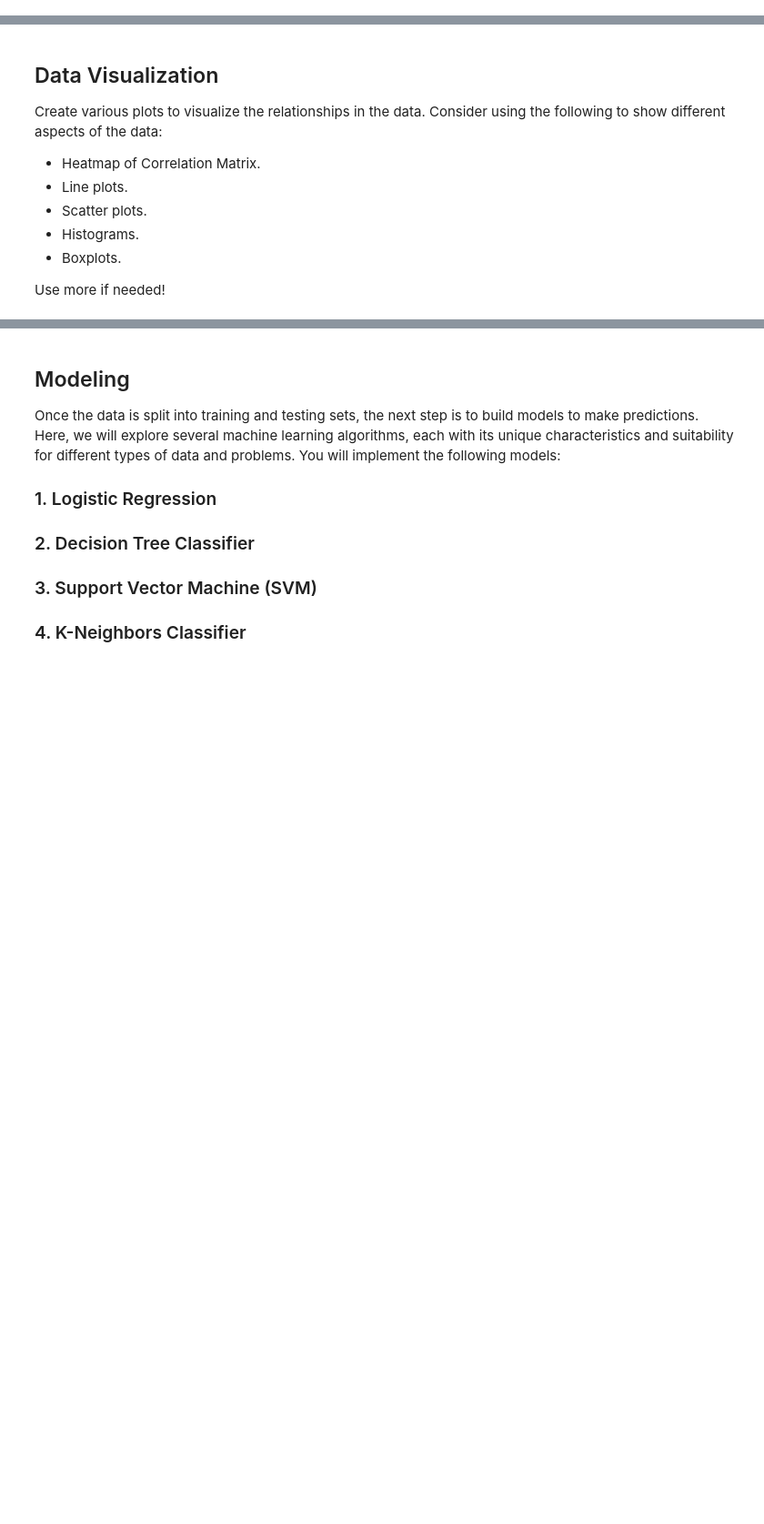
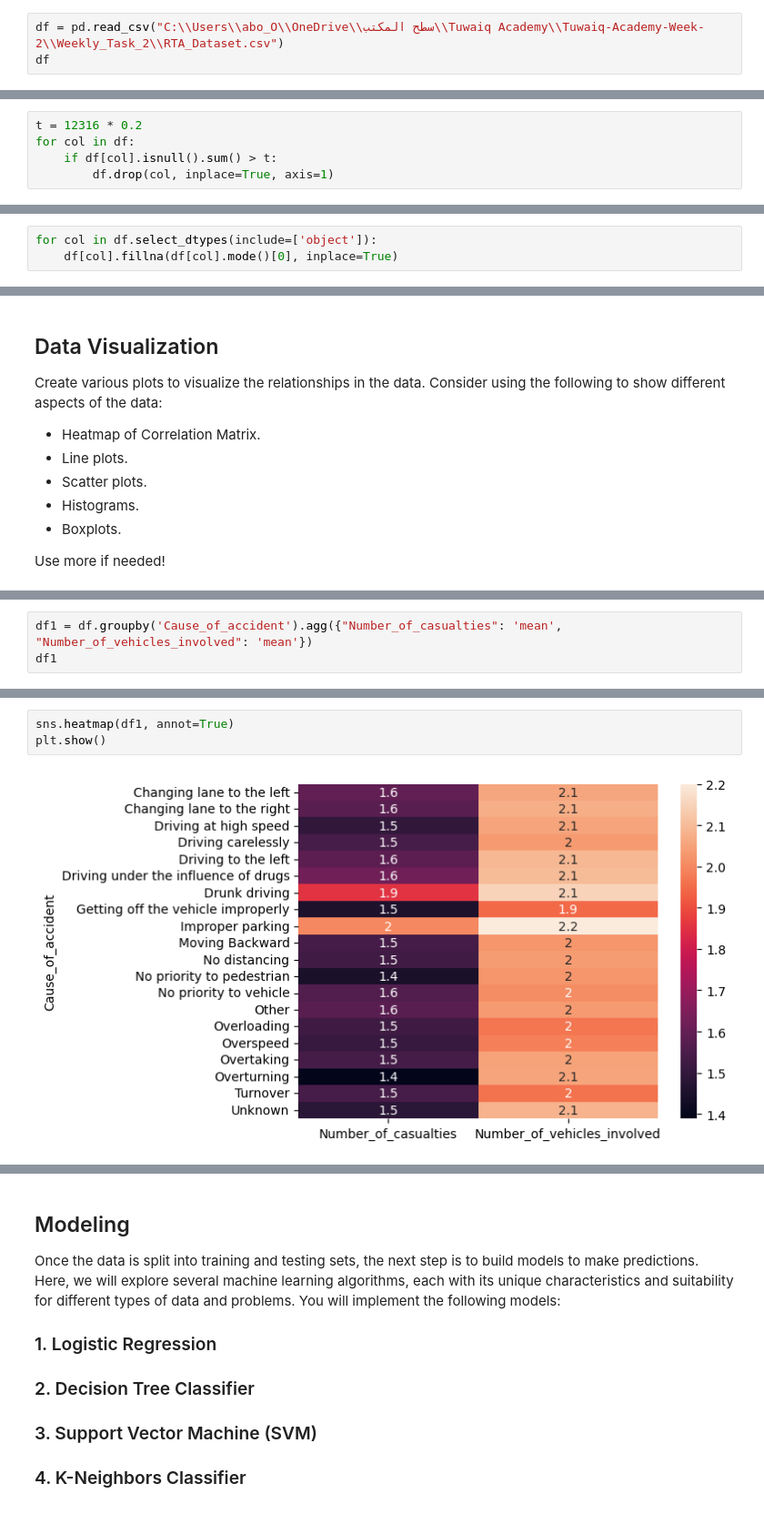
Before and after one commit to AbdullahHafiz30/Tuwaiq-Academy-Week-2, a Jupyter notebook: Tuwaiq-Academy-Week-2/Weekly_Task_2/Weekly_Project.ipynb, the cells around one changed output, grey strips where cells are left out. Shown at 91% size. Saved outputs shown, nothing was run; the diff lists cells and outputs as text; blank space fills up the shorter version.

```diff
--- a/Tuwaiq-Academy-Week-2/Weekly_Task_2/Weekly_Project.ipynb
+++ b/Tuwaiq-Academy-Week-2/Weekly_Task_2/Weekly_Project.ipynb
@@ -27,3 +36,6 @@ Import all the necessary libraries here. Include libraries for handling data (li
 # %% [markdown]
 ## Load Data
 Load the dataset from the provided CSV file into a DataFrame.
+# %%
+df = pd.read_csv("C:\\Users\\abo_O\\OneDrive\\سطح المكتب\\Tuwaiq Academy\\Tuwaiq-Academy-Week-2\\Weekly_Task_2\\RTA_Dataset.csv")
+df
@@ -51,0 +255,5 @@ Consider these steps as a foundation, and feel free to introduce additional prep
+# %%
+t = 12316 * 0.2
+for col in df:
+    if df[col].isnull().sum() > t:
+        df.drop(col, inplace=True, axis=1)
@@ -51,0 +288,3 @@ Consider these steps as a foundation, and feel free to introduce additional prep
+# %%
+for col in df.select_dtypes(include=['object']):
+    df[col].fillna(df[col].mode()[0], inplace=True)
@@ -62,0 +355,3 @@ Use more if needed!
+# %%
+df1 = df.groupby('Cause_of_accident').agg({"Number_of_casualties": 'mean', "Number_of_vehicles_involved": 'mean'})
+df1
@@ -62,0 +377,5 @@ Use more if needed!
+# %%
+sns.heatmap(df1, annot=True)
+plt.show()
+# %% [output]
+[figure, added]
```
Also changed, not shown: parts of 72 cells of this notebook.
